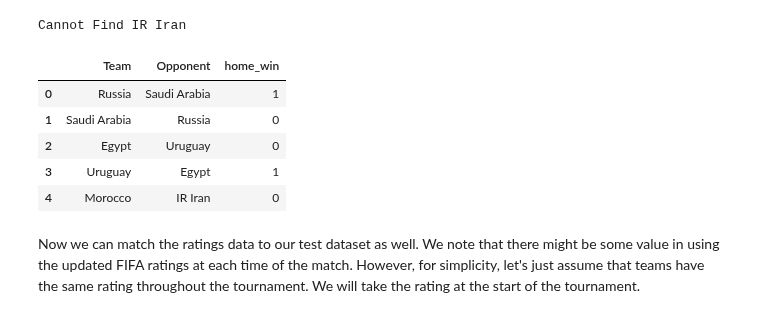
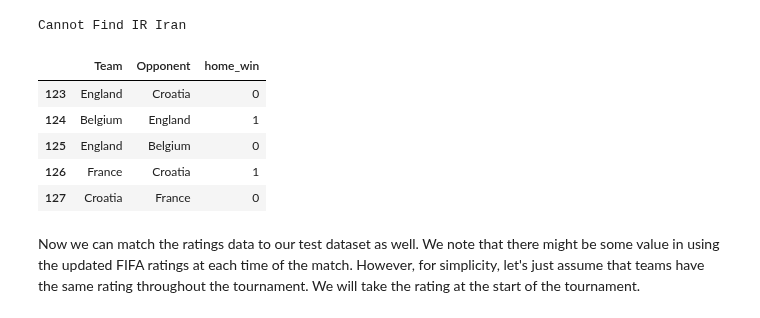
Before and after one commit to AC209aWC2018/World-Cup-2018, a Jupyter notebook: team-ratings-cleaning.ipynb, the cells around one changed output. Drawn from its saved outputs; the diff is of its cells as text; code cells hidden in the pictures.

```diff
--- a/team-ratings-cleaning.ipynb
+++ b/team-ratings-cleaning.ipynb
@@ -228,17 +234,18 @@ Cannot Find IR Iran
 # %%
 ratings_wc.replace('Iran', 'IR Iran', inplace=True)
 # %%
+tournament_round = results_wc.Group
 results_wc = results_wc.loc[:,['Team', 'Opponent', 'WDL']]
 results_wc['home_win'] = [0 if score == 'L' else 1 if score == 'W' else 2 for score in results_wc.WDL]
 results_wc.drop('WDL', axis=1, inplace=True)
-results_wc.head()
+results_wc.tail()
 # %% [output]
 |  | Team | Opponent | home_win |
-| 0 | Russia | Saudi Arabia | 1 |
-| 1 | Saudi Arabia | Russia | 0 |
-| 2 | Egypt | Uruguay | 0 |
-| 3 | Uruguay | Egypt | 1 |
-| 4 | Morocco | IR Iran | 0 |
+| 123 | England | Croatia | 0 |
+| 124 | Belgium | England | 1 |
+| 125 | England | Belgium | 0 |
+| 126 | France | Croatia | 1 |
+| 127 | Croatia | France | 0 |
 # %% [markdown]
 Now we can match the ratings data to our test dataset as well. We note that there might be some value in using the updated FIFA ratings at each time of the match. However, for simplicity, let's just assume that teams have the same rating throughout the tournament. We will take the rating at the start of the tournament.
 # %%
```
Also changed, not shown: parts of 15 cells of this notebook, 8 other files.
